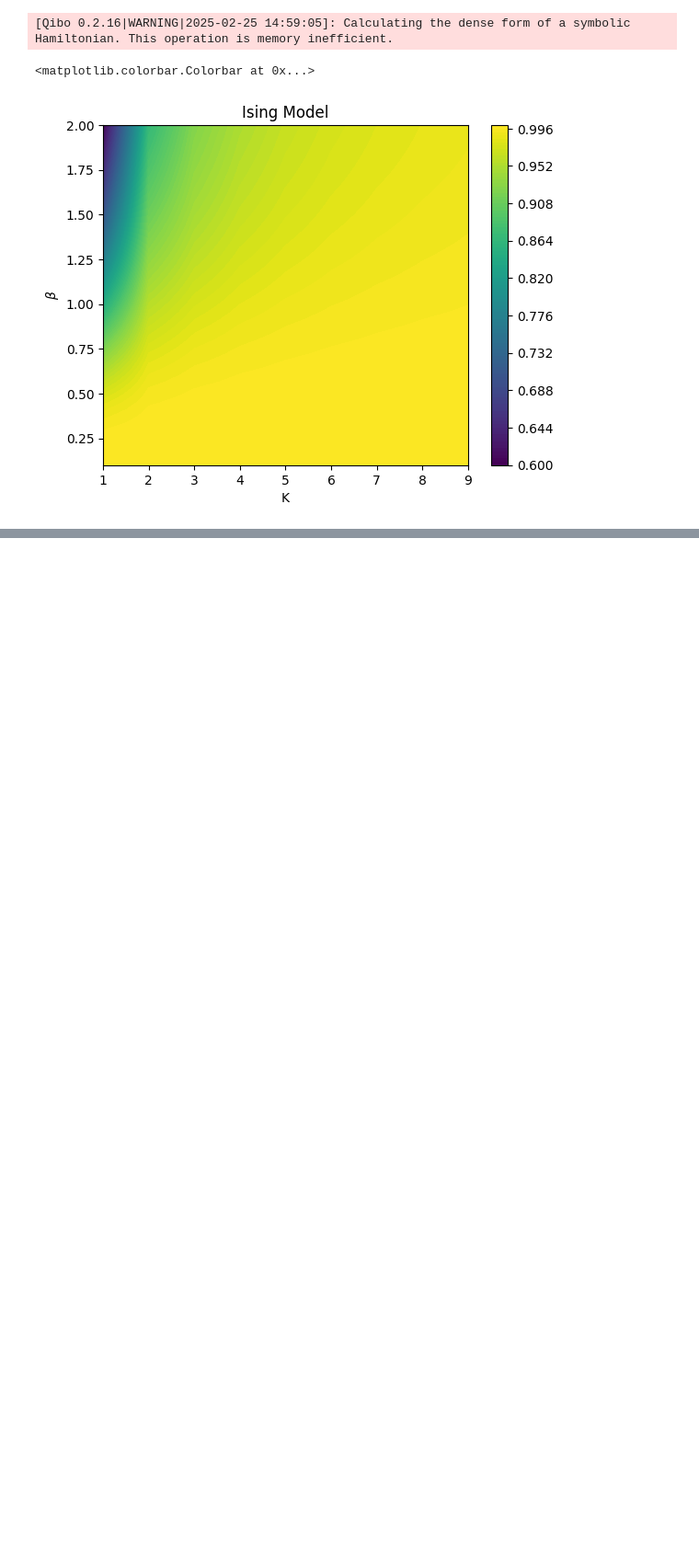
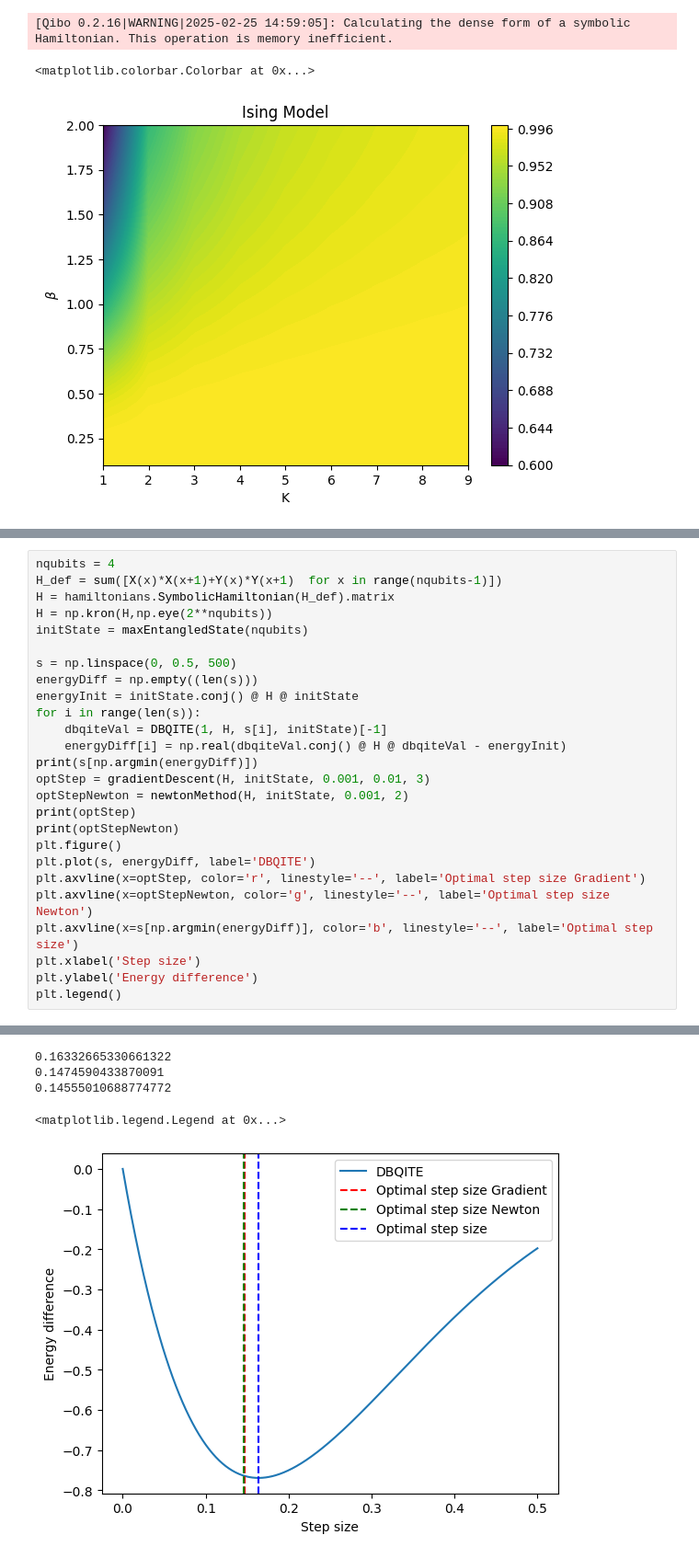
Before and after one commit to wrightjandrew/Master-Project, a Jupyter notebook: TFD.ipynb, the cells around one changed output, grey strips where cells are left out. Shown at 92% size. Saved outputs shown, nothing was run; the diff lists cells and outputs as text; blank space fills up the shorter version.

```diff
--- a/TFD.ipynb
+++ b/TFD.ipynb
@@ -690,0 +832,27 @@ TypeError: float() argument must be a string or a real number, not 'complex'
+# %%
+nqubits = 4
+H_def = sum([X(x)*X(x+1)+Y(x)*Y(x+1)  for x in range(nqubits-1)])
+H = hamiltonians.SymbolicHamiltonian(H_def).matrix
+H = np.kron(H,np.eye(2**nqubits))
+initState = maxEntangledState(nqubits)
+
+s = np.linspace(0, 0.5, 500)
+energyDiff = np.empty((len(s)))
+energyInit = initState.conj() @ H @ initState
+for i in range(len(s)):
+    dbqiteVal = DBQITE(1, H, s[i], initState)[-1]
+    energyDiff[i] = np.real(dbqiteVal.conj() @ H @ dbqiteVal - energyInit)
+print(s[np.argmin(energyDiff)])
+optStep = gradientDescent(H, initState, 0.001, 0.01, 3)
+optStepNewton = newtonMethod(H, initState, 0.001, 2)
+print(optStep)
+print(optStepNewton)
+plt.figure()
+plt.plot(s, energyDiff, label='DBQITE')
+plt.axvline(x=optStep, color='r', linestyle='--', label='Optimal step size Gradient')
+plt.axvline(x=optStepNewton, color='g', linestyle='--', label='Optimal step size Newton')
+plt.axvline(x=s[np.argmin(energyDiff)], color='b', linestyle='--', label='Optimal step size')
+plt.xlabel('Step size')
+plt.ylabel('Energy difference')
+plt.legend()
+# %% [output]
@@ -690,0 +860,5 @@ TypeError: float() argument must be a string or a real number, not 'complex'
+0.16332665330661322
+0.1474590433870091
+0.14555010688774772
+<matplotlib.legend.Legend at 0x...>
+[figure, added]
```
Also changed, not shown: parts of 7 cells of this notebook, 2 other files.
